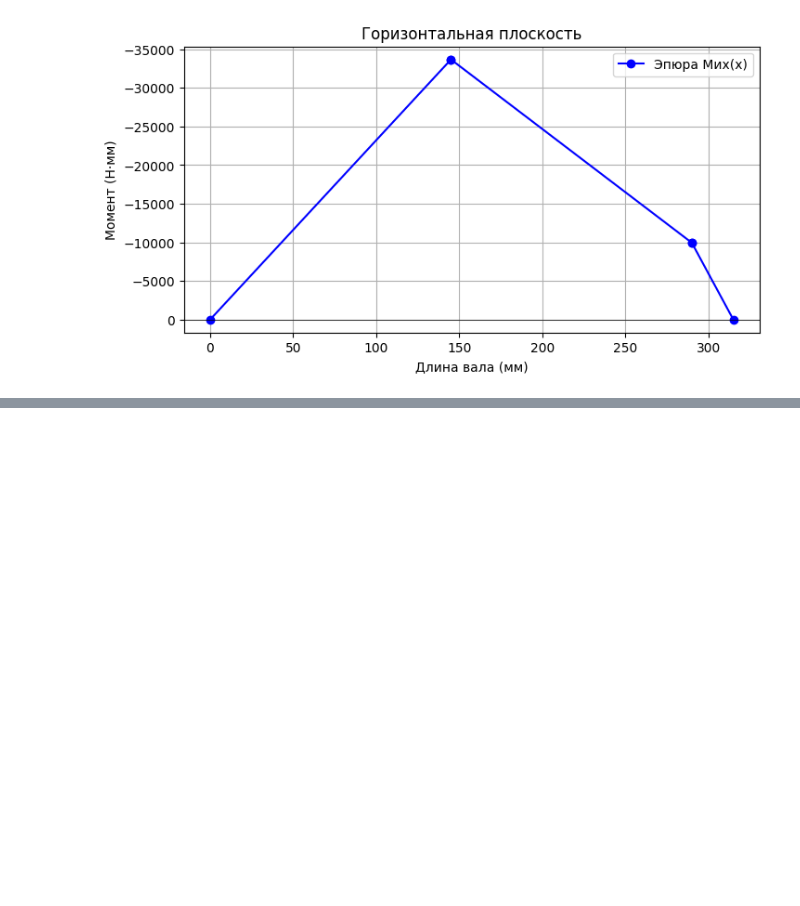
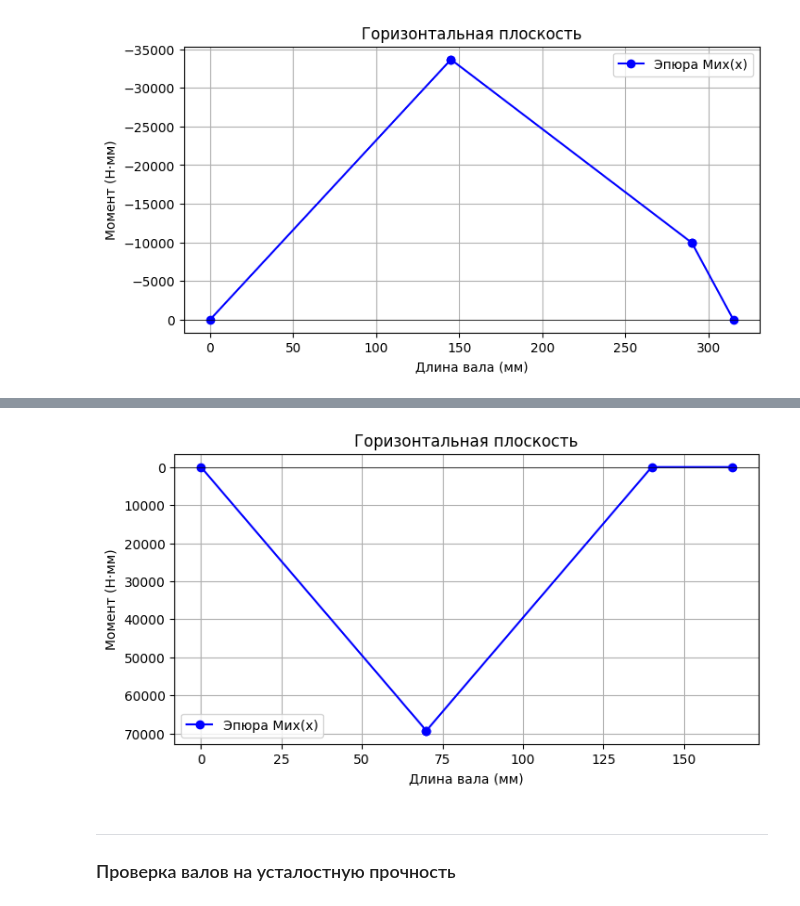
Before and after one commit to Sabir777/worm-gear, a Jupyter notebook: Курсовая-червячная-передача.ipynb, the cells around one changed output, grey strips where cells are left out. Drawn from its saved outputs; the diff is of its cells as text; code cells hidden in the pictures; blank space fills up the shorter version.

Commit message:
Расчитал валы - построил эпюры. Нужно проверить усталостную прочность

```diff
--- a/Курсовая-червячная-передача.ipynb
+++ b/Курсовая-червячная-передача.ipynb
@@ -825,0 +1075,20 @@ plt.show()
+# %%
+x, M = resultX_2
+
+plt.figure(figsize=(8, 4))
+plt.plot(x, M, marker='o', linestyle='-', color='blue', label='Эпюра Mиx(x)')
+plt.axhline(0, color='black', linewidth=0.5)
+plt.xlabel('Длина вала (мм)')
+plt.ylabel('Момент (Н·мм)')
+plt.title('Горизонтальная плоскость')
+plt.grid(True)
+plt.legend()
+
+# Инвертируем ось Y
+plt.gca().invert_yaxis()
+plt.show()
+# %% [output]
+[figure, added]
+# %% [markdown]
+***
+### Проверка валов на усталостную прочность
```
Also changed, not shown: parts of 15 cells of this notebook.
